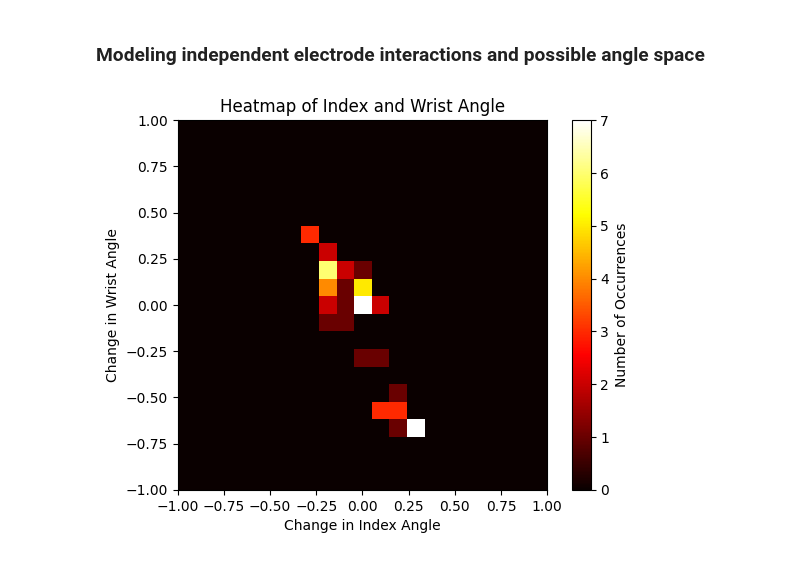
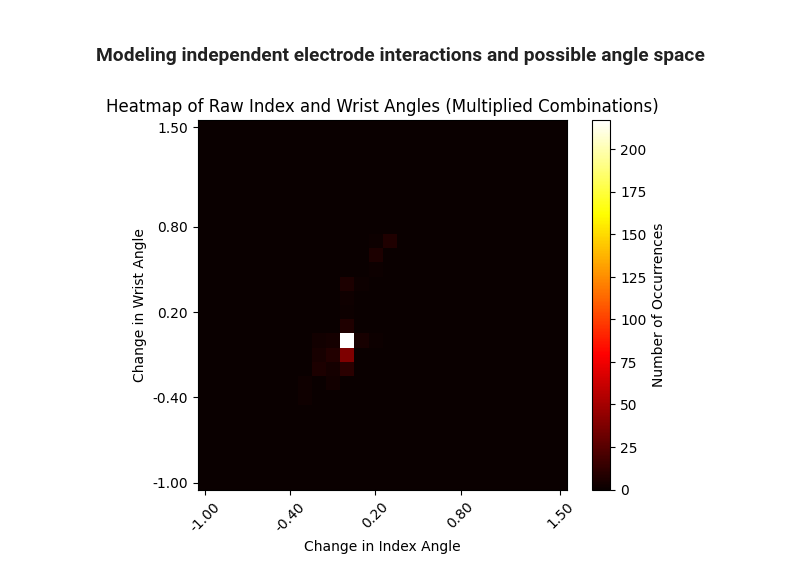
Before and after one commit to draeloslab/stim_behavior, a Jupyter notebook: notebooks/sigmoid.ipynb, the cells around one changed output. Cells and saved outputs as stored; diff of their text form; code cells hidden in the pictures.

Commit message:
got heatmap to work

```diff
--- a/notebooks/sigmoid.ipynb
+++ b/notebooks/sigmoid.ipynb
@@ -172,39 +172,47 @@ class AngleDict:
                 self.d[key] = 0
         return self.d
 
     def dictChecker(self, pose1, pose2):
         if len(pose1.shape) == 1:
             pose1 = np.squeeze(list(pose1))
             pose2 =  np.squeeze(list(pose2))
         rows, cols = pose1.shape
         for i in range(rows):
             for j in range(cols):
                 key = (float(f"{pose1[i, j]:.1f}"), float(f"{pose2[i, j]:.1f}"))
                 if key in self.d:
                     self.d[key] += 1
                 else:
                     print(f'Key: {key} not in dictionary')
 
     def dictPlot(self):
         heatmap = (np.array(list(self.d.values())).reshape((len(self.bins), len(self.bins))))
-        plt.imshow(heatmap, cmap='hot',interpolation='nearest',extent=[self.start, self.end, self.start, self.end])
+        plt.imshow(heatmap, cmap='hot',interpolation='nearest', origin='lower')
         cbar = plt.colorbar()
         cbar.locator = ticker.MaxNLocator(integer=True)  #fix to make sure it's only integers
         cbar.update_ticks()
         cbar.set_label('Number of Occurrences')
-        plt.title('Heatmap of Index and Wrist Angle')
+        plt.title('Heatmap of Raw Index and Wrist Angles (Multiplied Combinations)')
         plt.xlabel('Change in Index Angle')
         plt.ylabel('Change in Wrist Angle')
-        # plt.savefig('heatmap.svg', format='svg')
+
+        num_ticks = 5  # Number of ticks to show on each axis
+        tick_indices = np.linspace(0, len(self.bins) - 1, num_ticks, dtype=int)  # Indices of the ticks to show
+        tick_labels = [f"{self.bins[i]:.2f}" for i in tick_indices]  # Format labels to two decimal places
+
+        # Apply the ticks and labels to the plot
+        plt.xticks(tick_indices, tick_labels, rotation=45)  # Rotate x labels for better visibility
+        plt.yticks(tick_indices, tick_labels)
+        plt.savefig('heatmap_sum.svg', format='svg')
         plt.show()
 
 # Usage:
-test = AngleDict(start=-1, end=1, binSize=0.1)
+test = AngleDict(start=-1, end=1.5, binSize=0.1)
 indexTrue, wristTrue = y_data[:, 0], y_data[:, 2]
-test.dictChecker(indexTrue, wristTrue)
+test.dictChecker(index, wrist)
 test.dictPlot()
 # %% [output]
-[figure, old version]
+[figure, new version]
 # %%
 def sigmoidSum(state, realParams):
     index, mrs, wrist = 0, 0, 0
```
Also changed, not shown: parts of 1 cell of this notebook.
